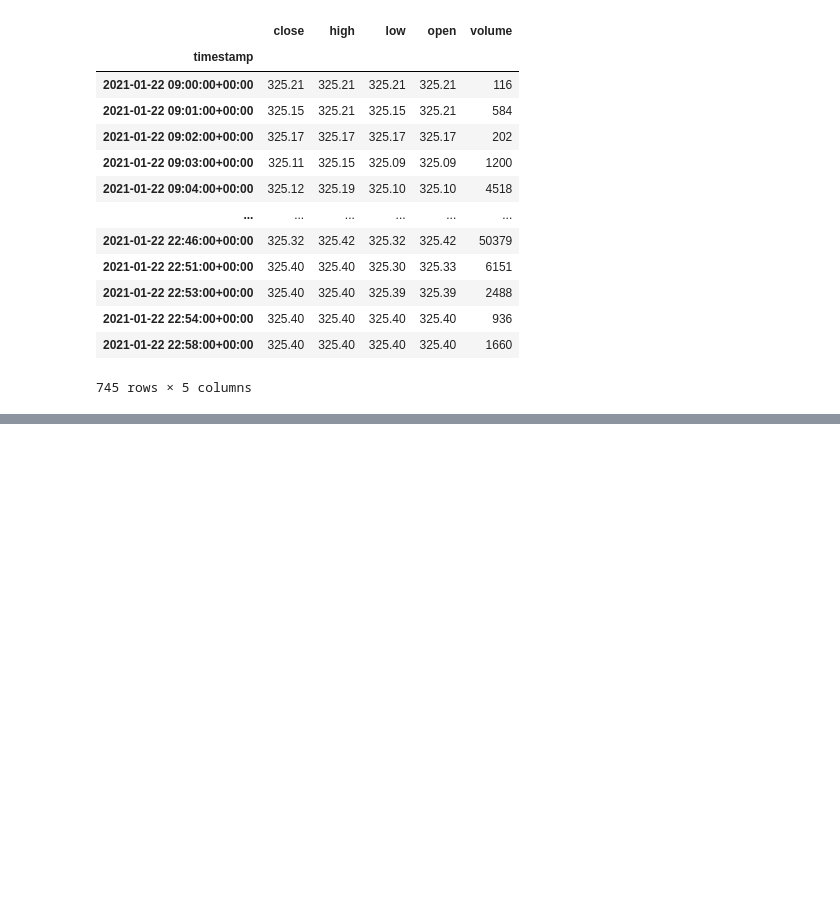
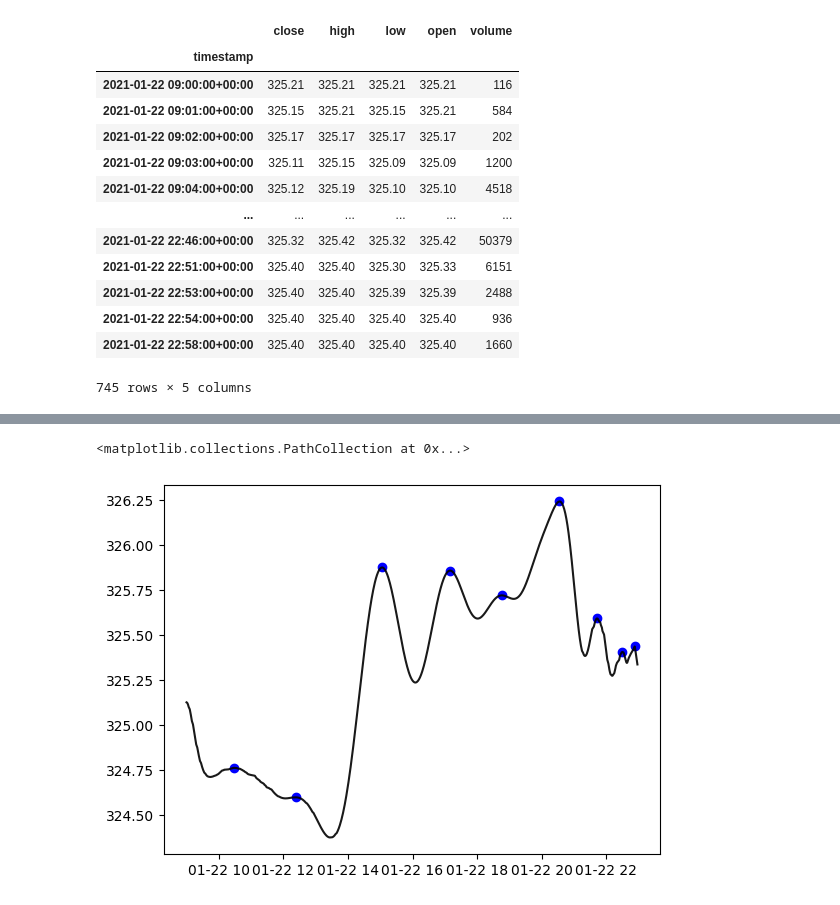
Before and after one commit to dahmadi/TheTrendIsYourFriend, a Jupyter notebook: TrendIsYourFriend.ipynb, the cells around one changed output, grey strips where cells are left out. Cells and saved outputs as stored; diff of their text form; code cells hidden in the pictures; blank space fills up the shorter version.

```diff
--- a/TrendIsYourFriend.ipynb
+++ b/TrendIsYourFriend.ipynb
@@ -238,0 +167,10 @@ y_polynomial_df
+# %%
+local_poly_maxima = argrelextrema(y_polynomial, np.greater, order=5)[0]
+
+# Plot polynomial fit
+plt.plot(updated_ticker_data.index[:min_length], y_polynomial, '-', markersize=1.0, color='black', alpha=0.9, label='Polynomial Fit')
+
+plt.scatter(updated_ticker_data.index[local_poly_maxima],y_polynomial[local_poly_maxima], color="blue", label = "Local Maxima")
+# %% [output]
+<matplotlib.collections.PathCollection at 0x...>
+[figure, added]
```
Also changed, not shown: parts of 8 cells of this notebook.
